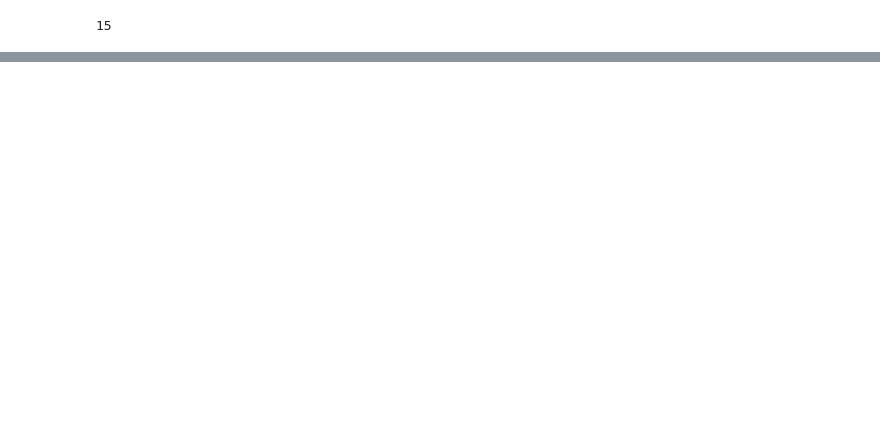
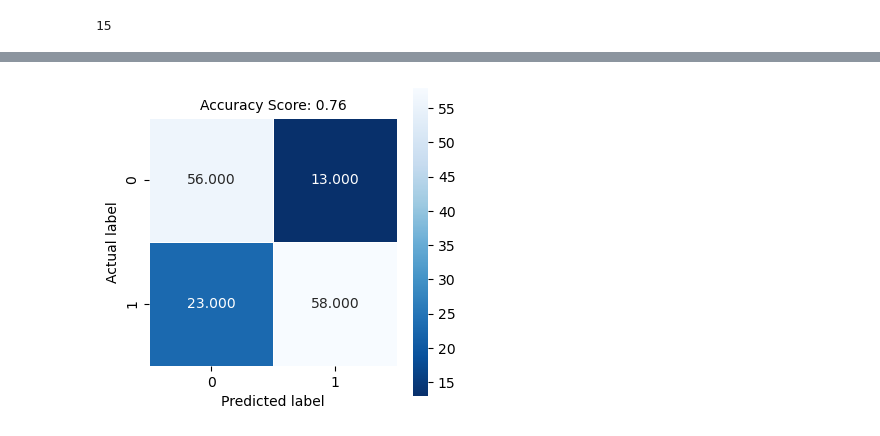
Before and after one commit to thomasritmeester/EPO-4_BioBombs, a Jupyter notebook: Machine learning/EDA_Features.ipynb, the cells around one changed output, grey strips where cells are left out. Drawn from its saved outputs; the diff is of its cells as text; code cells hidden in the pictures; blank space fills up the shorter version.

```diff
--- a/Machine learning/EDA_Features.ipynb
+++ b/Machine learning/EDA_Features.ipynb
@@ -13,9 +13,10 @@ import numpy as np
 import matplotlib.pyplot as plt
 import scipy.signal
 import scipy.ndimage
+from EDA import EDAprep
 
 #Extracting the data from the
-data_set_path = "D:\Downloads\WESAD\WESAD\\"
+data_set_path = "WESAD/"
 subject = ["S2",'S3', 'S4', 'S5', 'S6', 'S7', 'S8', 'S9', 'S10', 'S11', 'S13', 'S14', 'S15', 'S16', 'S17']
 
 class read_data_of_one_subject:
@@ -283,0 +307,91 @@ Text(0.5, 1.0, 'Accuracy Score: 0.6993865030674846')
+# %%
+from sklearn import metrics
+import itertools
+
+
+cm = metrics.confusion_matrix(y_test, test_lda)
+
+import seaborn as sns
+plt.figure(figsize=(4,4))
+sns.heatmap(cm, annot=True, fmt=".3f", linewidths=.5, square = True, cmap = 'Blues_r')
+plt.ylabel('Actual label')
+plt.xlabel('Predicted label')
+all_sample_title = 'Accuracy Score: {0}'.format(score)
+plt.title(all_sample_title, size = 10)
+
+
+lda=LDA(n_components=1)
+
+
+def evaluate_model(data_x, data_y):
+    k_fold = KFold(15)
+
+    predicted_targets = np.array([])
+    actual_targets = np.array([])
+
+    for train_ix, test_ix in k_fold.split(data_x):
+        train_x, train_y, test_x, test_y = data_x[train_ix], data_y[train_ix], data_x[test_ix], data_y[test_ix]
+
+        # Fit the classifier
+        classifier = lda.fit(train_x, train_y)
+
+        # Predict the labels of the test set samples
+        predicted_labels = lda.predict(test_x)
+
+        predicted_targets = np.append(predicted_targets, predicted_labels)
+        actual_targets = np.append(actual_targets, test_y)
+
+    return predicted_targets, actual_targets
+
+
+
+
+
+def plot_confusion_matrix(predicted_labels_list, y_test_list):
+    cnf_matrix = metrics.confusion_matrix(y_test_list, predicted_labels_list)
+    np.set_printoptions(precision=2)
+
+    # Plot non-normalized confusion matrix
+    plt.figure()
+    generate_confusion_matrix(cnf_matrix, classes=[0,1], title='Confusion matrix, without normalization')
+    plt.show()
+
+    # Plot normalized confusion matrix
+    plt.figure()
+    generate_confusion_matrix(cnf_matrix, classes=["Not Stressed","Stressed"], normalize=True, title='Normalized confusion matrix')
+    plt.savefig("CMatrix.png", bbox_inches="tight")
+    plt.show()
+
+
+def generate_confusion_matrix(cnf_matrix, classes, normalize=False, title='Confusion matrix'):
+    if normalize:
+        cnf_matrix = cnf_matrix.astype('float') / cnf_matrix.sum(axis=1)[:, np.newaxis]
+        print("Normalized concatenated confusion matrix")
+    else:
+        print('Confusion matrix, without normalization')
+
+    plt.imshow(cnf_matrix, interpolation='nearest', cmap=plt.get_cmap('Blues'))
+    plt.title(title)
+    plt.colorbar()
+
+    tick_marks = np.arange(len(classes))
+    plt.xticks(tick_marks, classes, rotation=45)
+    plt.yticks(tick_marks, classes)
+
+    fmt = '.3f' if normalize else 'd'
+    thresh = cnf_matrix.max() / 2.
+
+    for i, j in itertools.product(range(cnf_matrix.shape[0]), range(cnf_matrix.shape[1])):
+        plt.text(j, i, format(cnf_matrix[i, j], fmt), horizontalalignment="center",
+                 color="white" if cnf_matrix[i, j] > thresh else "black")
+
+    #plt.tight_layout()
+    plt.ylabel('True label')
+    plt.xlabel('Predicted label')
+
+    return cnf_matrix
+
+
+predicted_target, actual_target = evaluate_model(features_in, stress_state)
+plot_confusion_matrix(predicted_target, actual_target)
+# %% [output]
@@ -283,0 +399 @@ Text(0.5, 1.0, 'Accuracy Score: 0.6993865030674846')
+[figure, added]
```
Also changed, not shown: parts of 5 cells of this notebook.
